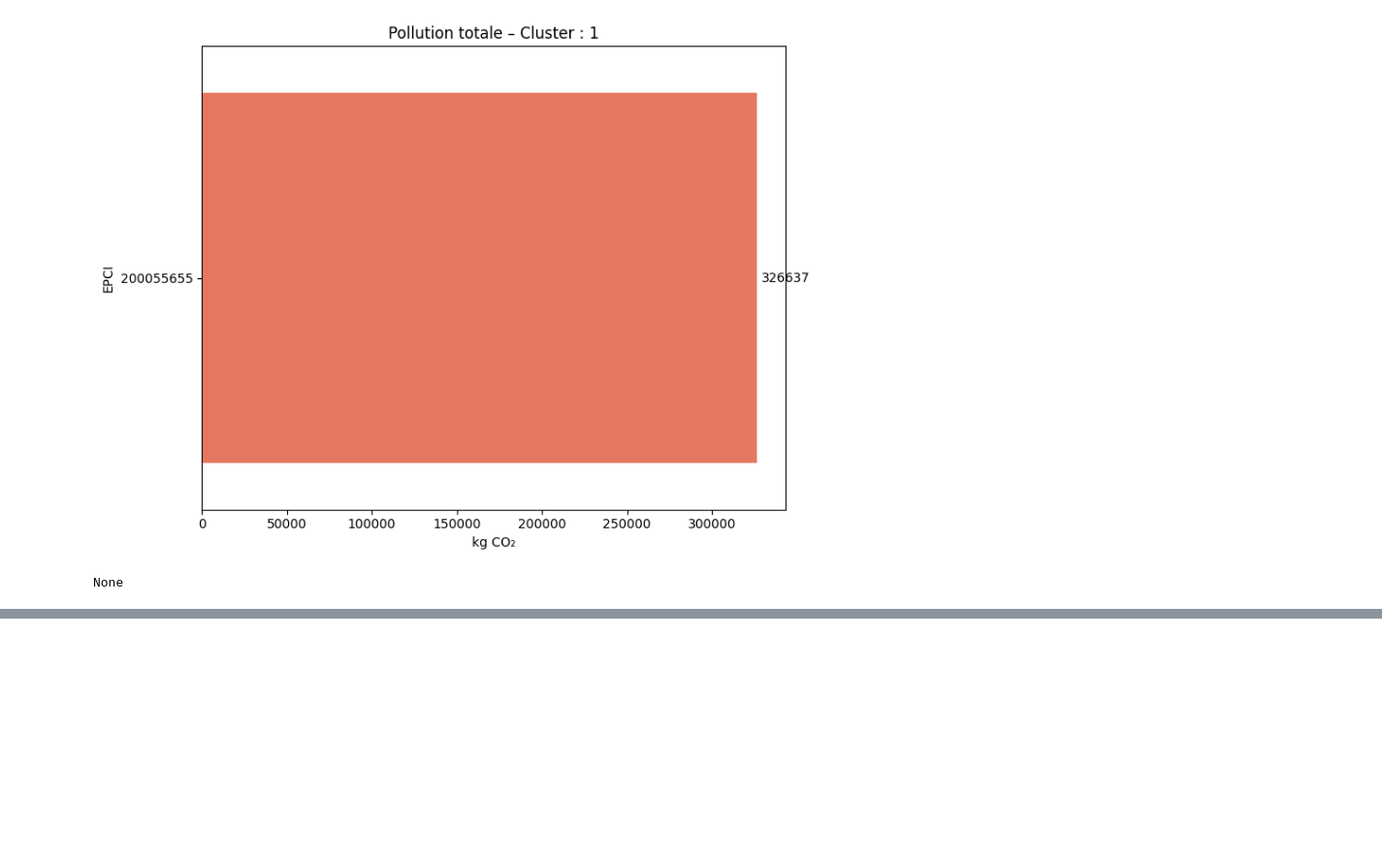
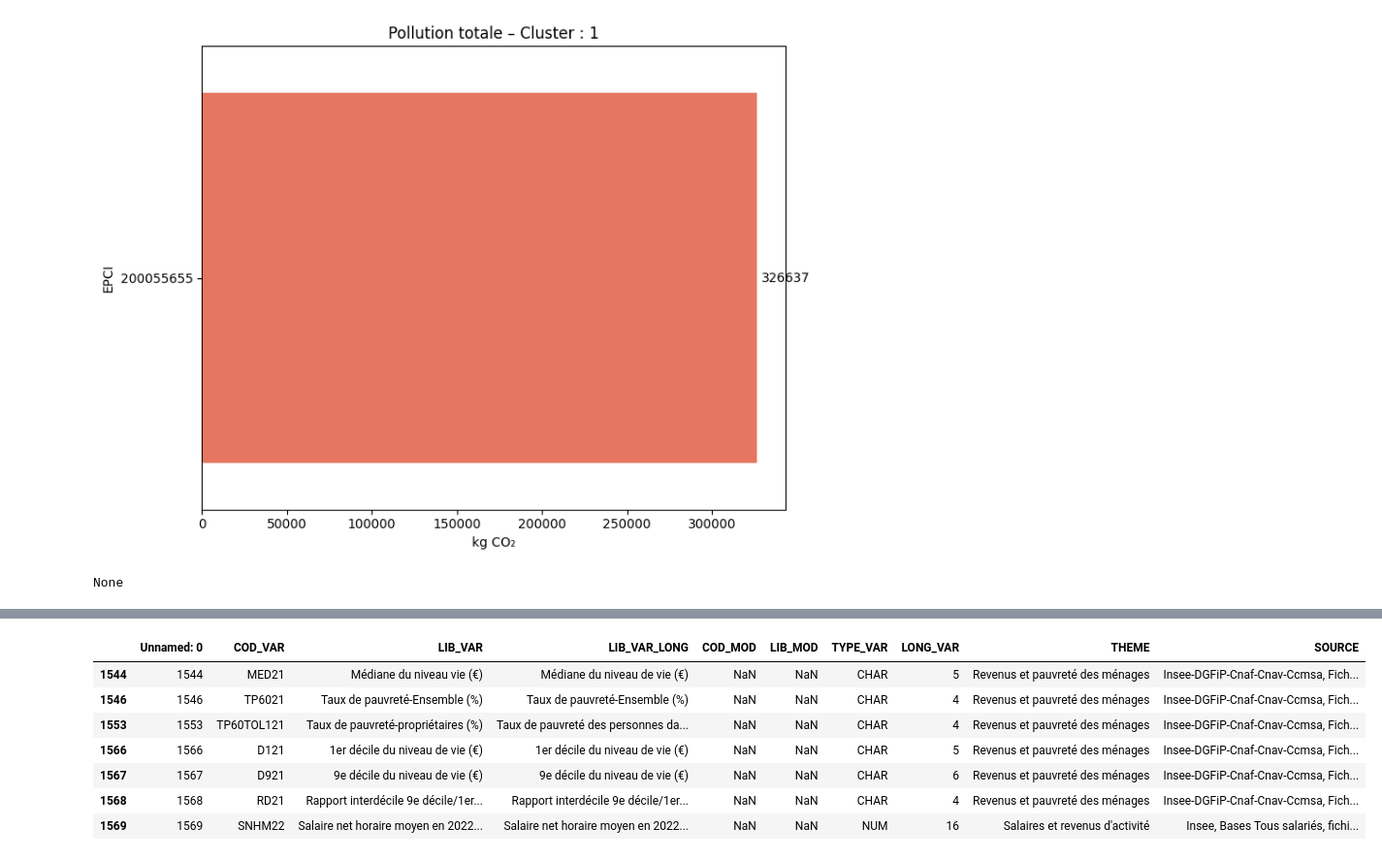
Before and after one commit to Qntouille/statapp, a Jupyter notebook: emission.ipynb, the cells around one changed output, grey strips where cells are left out. Shown at 97% size. Cells and saved outputs as stored; diff of their text form; code cells hidden in the pictures; blank space fills up the shorter version.

Commit message:
préparation indicateur socio MED21

```diff
--- a/emission.ipynb
+++ b/emission.ipynb
@@ -441,0 +461,13 @@ None
+# %%
+var_socio = ["MED21","TP6021","D121","D921","RD21","SNHM22"]
+# %%
+df_meta_dossier_complet_brut.loc[df_meta_dossier_complet_brut['COD_VAR'].isin(var_socio)]
+# %% [output]
+|  | Unnamed: 0 | COD_VAR | LIB_VAR | LIB_VAR_LONG | COD_MOD | LIB_MOD | TYPE_VAR | LONG_VAR | THEME | SOURCE |
+| 1544 | 1544 | MED21 | Médiane du niveau vie (€) | Médiane du niveau de vie (€) | NaN | NaN | CHAR | 5 | Revenus et pauvreté des ménages | Insee-DGFiP-Cnaf-Cnav-Ccmsa, Fich... |
+| 1546 | 1546 | TP6021 | Taux de pauvreté-Ensemble (%) | Taux de pauvreté-Ensemble (%) | NaN | NaN | CHAR | 4 | Revenus et pauvreté des ménages | Insee-DGFiP-Cnaf-Cnav-Ccmsa, Fich... |
+| 1553 | 1553 | TP60TOL121 | Taux de pauvreté-propriétaires (%) | Taux de pauvreté des personnes da... | NaN | NaN | CHAR | 4 | Revenus et pauvreté des ménages | Insee-DGFiP-Cnaf-Cnav-Ccmsa, Fich... |
+| 1566 | 1566 | D121 | 1er décile du niveau de vie (€) | 1er décile du niveau de vie (€) | NaN | NaN | CHAR | 5 | Revenus et pauvreté des ménages | Insee-DGFiP-Cnaf-Cnav-Ccmsa, Fich... |
+| 1567 | 1567 | D921 | 9e décile du niveau de vie (€) | 9e décile du niveau de vie (€) | NaN | NaN | CHAR | 6 | Revenus et pauvreté des ménages | Insee-DGFiP-Cnaf-Cnav-Ccmsa, Fich... |
+| 1568 | 1568 | RD21 | Rapport interdécile 9e décile/1er... | Rapport interdécile 9e décile/1er... | NaN | NaN | CHAR | 4 | Revenus et pauvreté des ménages | Insee-DGFiP-Cnaf-Cnav-Ccmsa, Fich... |
+| 1569 | 1569 | SNHM22 | Salaire net horaire moyen en 2022... | Salaire net horaire moyen en 2022... | NaN | NaN | NUM | 16 | Salaires et revenus d'activité | Insee, Bases Tous salariés, fichi... |
```
Also changed, not shown: parts of 7 cells of this notebook.
